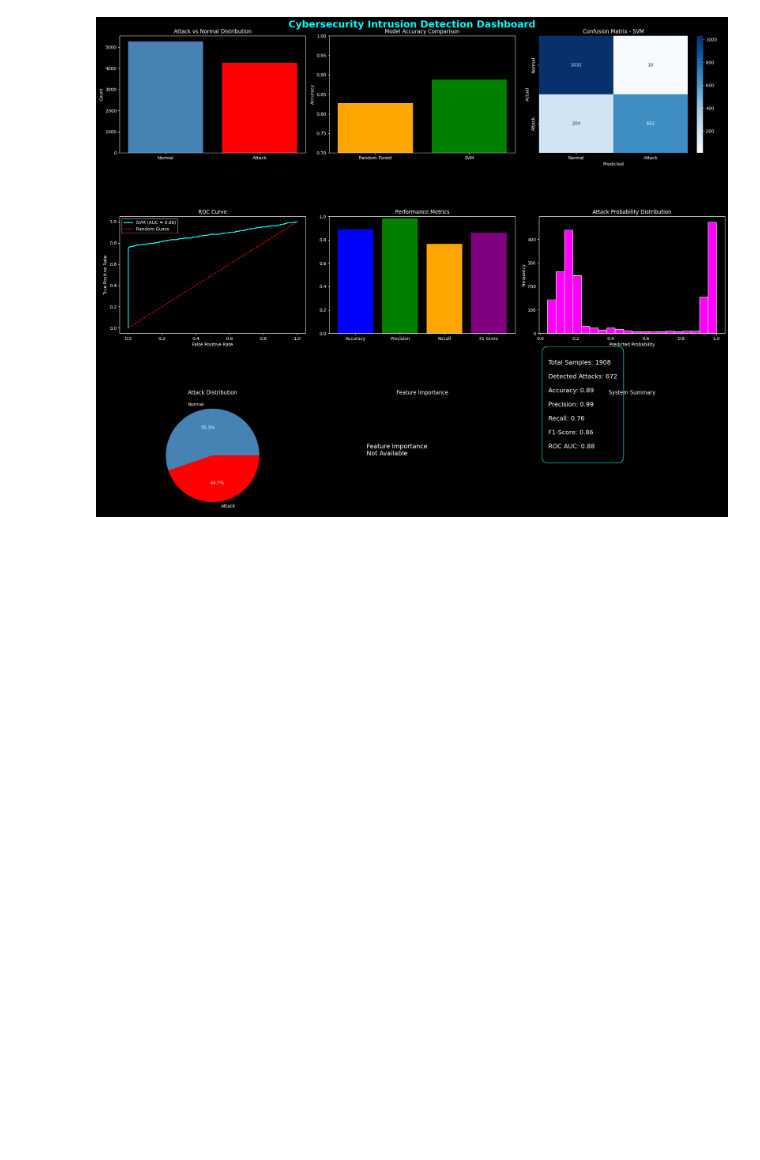
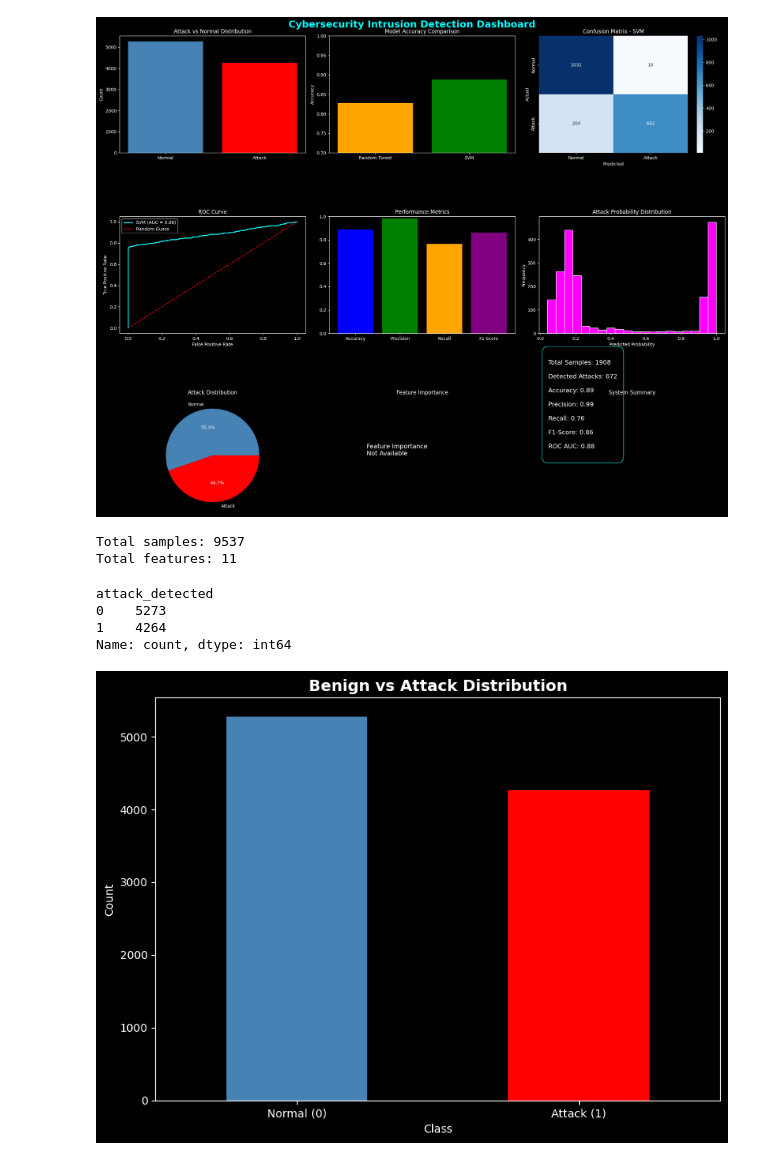
Before and after one commit to LojainAhmad25/cybersecurity-intrusion-detection, a Jupyter notebook: Cybersecurity_Intrusion_Detection.ipynb, the cells around one changed output. Saved outputs shown, nothing was run; the diff lists cells and outputs as text; code cells hidden in the pictures; blank space fills up the shorter version.

```diff
--- a/Cybersecurity_Intrusion_Detection.ipynb
+++ b/Cybersecurity_Intrusion_Detection.ipynb
@@ -639,3 +642,28 @@ plt.tight_layout()
 plt.show()
 # %% [output]
 [figure]
+# %%
+print(f"Total samples: {data.shape[0]}")
+print(f"Total features: {data.shape[1]}")
+# %% [output]
+Total samples: 9537
+Total features: 11
+# %%
+print(data['attack_detected']
+      .value_counts())
+# %% [output]
+attack_detected
+0    5273
+1    4264
+Name: count, dtype: int64
+# %%
+plt.figure(figsize=(8, 6))
+data['attack_detected'].value_counts().plot(kind='bar', color=['steelblue', 'red'])
+plt.title('Benign vs Attack Distribution', fontsize=14, fontweight='bold')
+plt.xlabel('Class')
+plt.ylabel('Count')
+plt.xticks([0, 1], ['Normal (0)', 'Attack (1)'], rotation=0)
+plt.tight_layout()
+plt.show()
+# %% [output]
+[figure, added]
```
Also changed, not shown: parts of 9 cells of this notebook.
